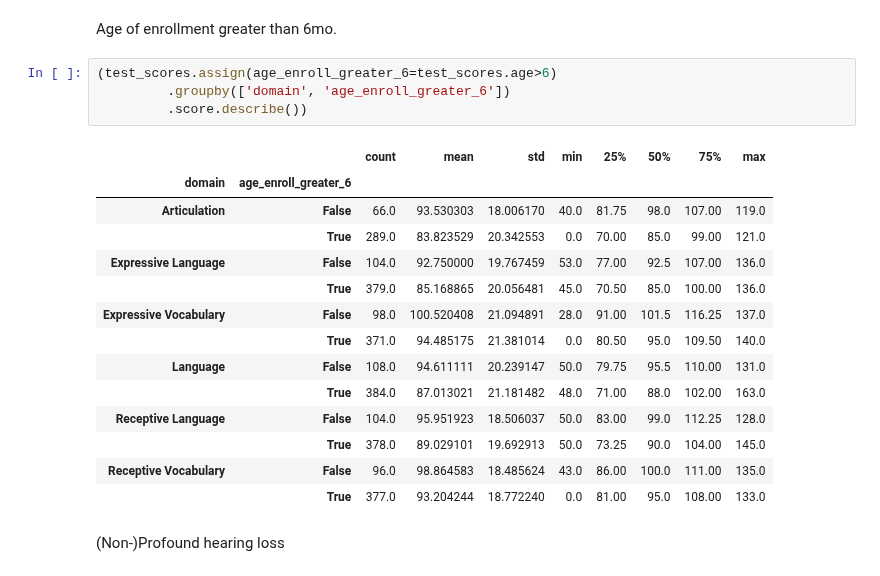
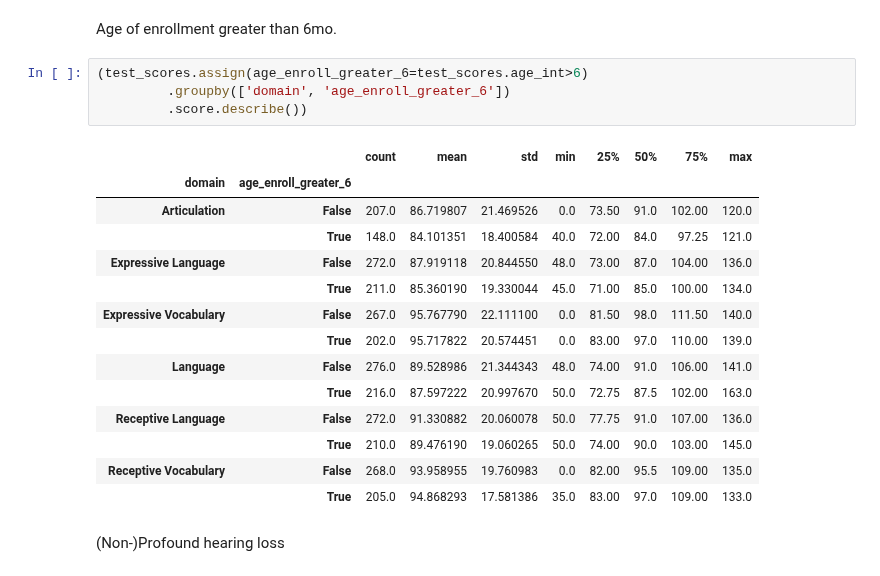
Before and after one commit to fonnesbeck/infant_hearing_intervention, a Jupyter notebook: notebooks/Tables.ipynb, the cells around one changed output. Drawn from its saved outputs; the diff is of its cells as text.

Commit message:
Changed age of enrollment mistake

```diff
--- a/notebooks/Tables.ipynb
+++ b/notebooks/Tables.ipynb
@@ -394,24 +405,24 @@ Age of amplification greater than 6mo.
 # %% [markdown]
 Age of enrollment greater than 6mo.
 # %%
-(test_scores.assign(age_enroll_greater_6=test_scores.age>6)
+(test_scores.assign(age_enroll_greater_6=test_scores.age_int>6)
          .groupby(['domain', 'age_enroll_greater_6'])
          .score.describe())
 # %% [output]
 |  |  | count | mean | std | min | 25% | 50% | 75% | max |
 | domain | age_enroll_greater_6 |  |  |  |  |  |  |  |  |
-| Articulation | False | 66.0 | 93.530303 | 18.006170 | 40.0 | 81.75 | 98.0 | 107.00 | 119.0 |
-|  | True | 289.0 | 83.823529 | 20.342553 | 0.0 | 70.00 | 85.0 | 99.00 | 121.0 |
-| Expressive Language | False | 104.0 | 92.750000 | 19.767459 | 53.0 | 77.00 | 92.5 | 107.00 | 136.0 |
-|  | True | 379.0 | 85.168865 | 20.056481 | 45.0 | 70.50 | 85.0 | 100.00 | 136.0 |
-| Expressive Vocabulary | False | 98.0 | 100.520408 | 21.094891 | 28.0 | 91.00 | 101.5 | 116.25 | 137.0 |
-|  | True | 371.0 | 94.485175 | 21.381014 | 0.0 | 80.50 | 95.0 | 109.50 | 140.0 |
-| Language | False | 108.0 | 94.611111 | 20.239147 | 50.0 | 79.75 | 95.5 | 110.00 | 131.0 |
-|  | True | 384.0 | 87.013021 | 21.181482 | 48.0 | 71.00 | 88.0 | 102.00 | 163.0 |
-| Receptive Language | False | 104.0 | 95.951923 | 18.506037 | 50.0 | 83.00 | 99.0 | 112.25 | 128.0 |
-|  | True | 378.0 | 89.029101 | 19.692913 | 50.0 | 73.25 | 90.0 | 104.00 | 145.0 |
-| Receptive Vocabulary | False | 96.0 | 98.864583 | 18.485624 | 43.0 | 86.00 | 100.0 | 111.00 | 135.0 |
-|  | True | 377.0 | 93.204244 | 18.772240 | 0.0 | 81.00 | 95.0 | 108.00 | 133.0 |
+| Articulation | False | 207.0 | 86.719807 | 21.469526 | 0.0 | 73.50 | 91.0 | 102.00 | 120.0 |
+|  | True | 148.0 | 84.101351 | 18.400584 | 40.0 | 72.00 | 84.0 | 97.25 | 121.0 |
+| Expressive Language | False | 272.0 | 87.919118 | 20.844550 | 48.0 | 73.00 | 87.0 | 104.00 | 136.0 |
+|  | True | 211.0 | 85.360190 | 19.330044 | 45.0 | 71.00 | 85.0 | 100.00 | 134.0 |
+| Expressive Vocabulary | False | 267.0 | 95.767790 | 22.111100 | 0.0 | 81.50 | 98.0 | 111.50 | 140.0 |
+|  | True | 202.0 | 95.717822 | 20.574451 | 0.0 | 83.00 | 97.0 | 110.00 | 139.0 |
+| Language | False | 276.0 | 89.528986 | 21.344343 | 48.0 | 74.00 | 91.0 | 106.00 | 141.0 |
+|  | True | 216.0 | 87.597222 | 20.997670 | 50.0 | 72.75 | 87.5 | 102.00 | 163.0 |
+| Receptive Language | False | 272.0 | 91.330882 | 20.060078 | 50.0 | 77.75 | 91.0 | 107.00 | 136.0 |
+|  | True | 210.0 | 89.476190 | 19.060265 | 50.0 | 74.00 | 90.0 | 103.00 | 145.0 |
+| Receptive Vocabulary | False | 268.0 | 93.958955 | 19.760983 | 0.0 | 82.00 | 95.5 | 109.00 | 135.0 |
+|  | True | 205.0 | 94.868293 | 17.581386 | 35.0 | 83.00 | 97.0 | 109.00 | 133.0 |
 # %% [markdown]
 (Non-)Profound hearing loss
 # %%
```
Also changed, not shown: parts of 17 cells of this notebook.
